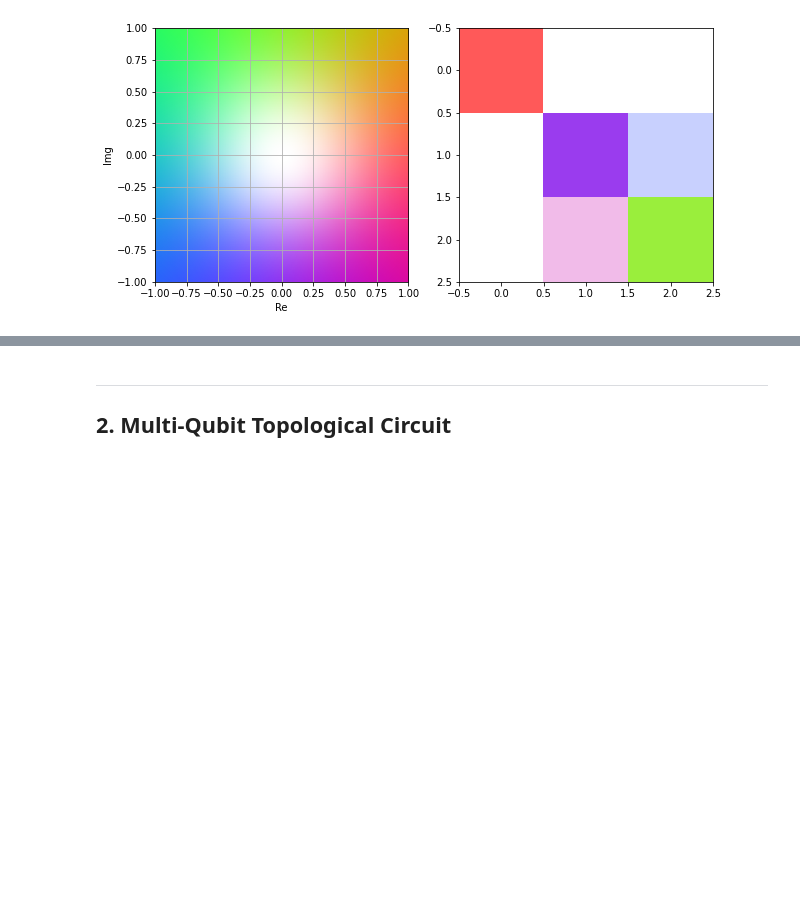
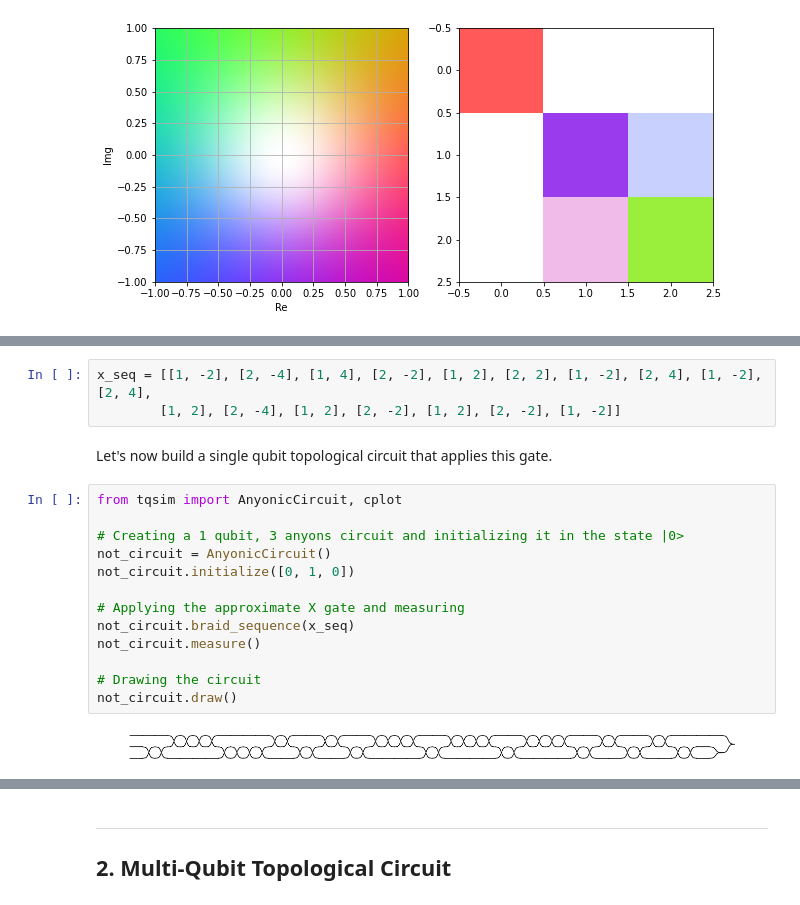
Before and after one commit to adrabi-abderrahim/tqc, a Jupyter notebook: tqc/C02_Topological_Braiding_Circuit_Simulator.ipynb, the cells around one changed output, grey strips where cells are left out. Drawn from its saved outputs; the diff is of its cells as text; blank space fills up the shorter version.

Commit message:
Add X-gate example to section 1

```diff
--- a/tqc/C02_Topological_Braiding_Circuit_Simulator.ipynb
+++ b/tqc/C02_Topological_Braiding_Circuit_Simulator.ipynb
@@ -285,0 +294,20 @@ cplot(circuit.unitary())
+# %%
+x_seq = [[1, -2], [2, -4], [1, 4], [2, -2], [1, 2], [2, 2], [1, -2], [2, 4], [1, -2], [2, 4],
+        [1, 2], [2, -4], [1, 2], [2, -2], [1, 2], [2, -2], [1, -2]]
+# %% [markdown]
+Let's now build a single qubit topological circuit that applies this gate.
+# %%
+from tqsim import AnyonicCircuit, cplot
+
+# Creating a 1 qubit, 3 anyons circuit and initializing it in the state |0>
+not_circuit = AnyonicCircuit()
+not_circuit.initialize([0, 1, 0])
+
+# Applying the approximate X gate and measuring
+not_circuit.braid_sequence(x_seq)
+not_circuit.measure()
+
+# Drawing the circuit
+not_circuit.draw()
+# %% [output]
+[figure, added]
```
Also changed, not shown: parts of 54 cells of this notebook.
